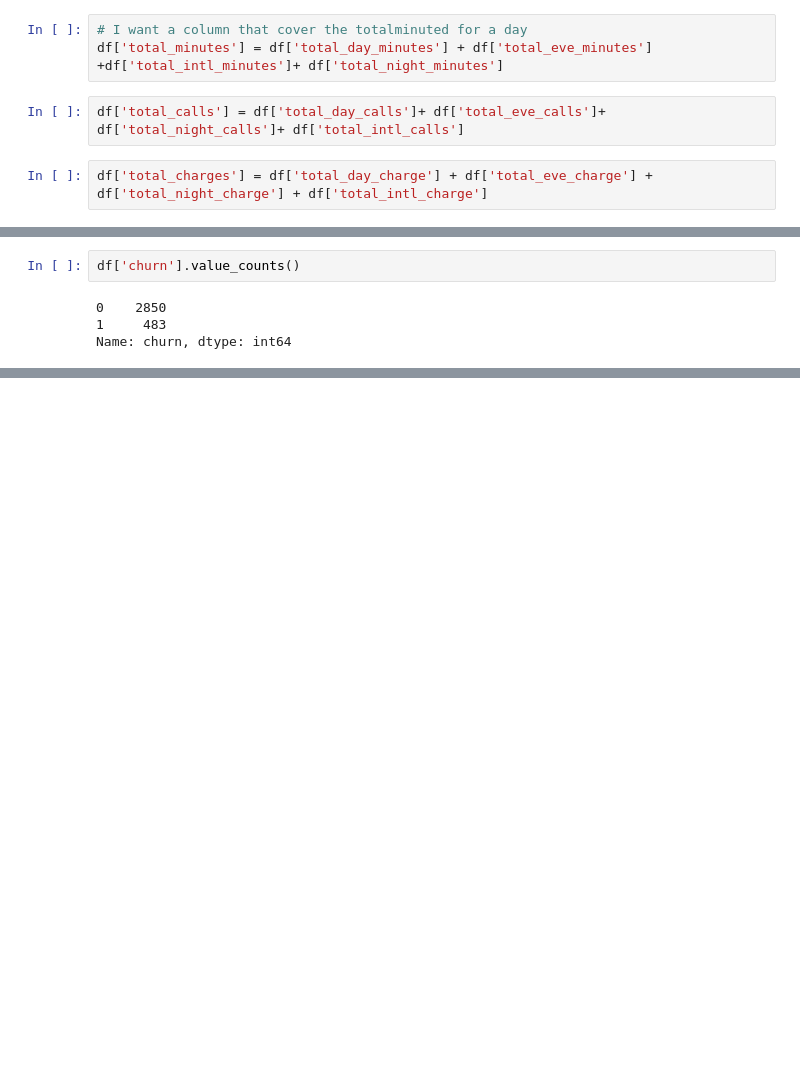
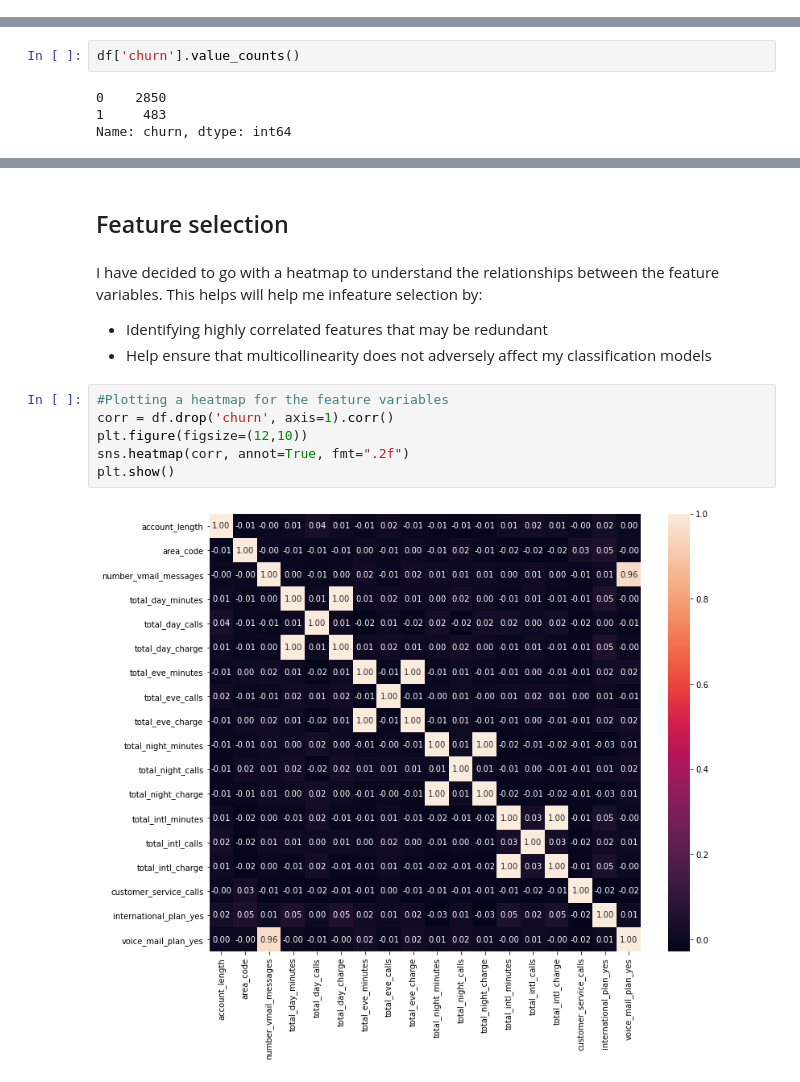
Before and after one commit to Iamwangui/Customer_Churn_Project, a Jupyter notebook: Customer_Churn.ipynb, the cells around one changed output, grey strips where cells are left out. Saved outputs shown, nothing was run; the diff lists cells and outputs as text; blank space fills up the shorter version.

```diff
--- a/Customer_Churn.ipynb
+++ b/Customer_Churn.ipynb
@@ -175,7 +183,0 @@ Index(['state', 'account_length', 'area_code', 'phone_number',
-# %%
-# I want a column that cover the totalminuted for a day
-df['total_minutes'] = df['total_day_minutes'] + df['total_eve_minutes'] +df['total_intl_minutes']+ df['total_night_minutes']
-# %%
-df['total_calls'] = df['total_day_calls']+ df['total_eve_calls']+ df['total_night_calls']+ df['total_intl_calls']
-# %%
-df['total_charges'] = df['total_day_charge'] + df['total_eve_charge'] + df['total_night_charge'] + df['total_intl_charge']
@@ -271,0 +277,15 @@ sns.heatmap(corr,cmap="YlGnBu", annot=True,mask = mask, annot_kws={'size':10} )
+# %% [markdown]
+## Feature selection
+# %% [markdown]
+I have decided to go with a heatmap to understand the relationships between the feature variables. This helps will help me infeature selection by:
+
+- Identifying highly correlated features that may be redundant
+- Help ensure that multicollinearity does not adversely affect my classification models
+# %%
+#Plotting a heatmap for the feature variables
+corr = df.drop('churn', axis=1).corr()
+plt.figure(figsize=(12,10))
+sns.heatmap(corr, annot=True, fmt=".2f")
+plt.show()
+# %% [output]
+[figure, added]
```
Also changed, not shown: parts of 39 cells of this notebook.
